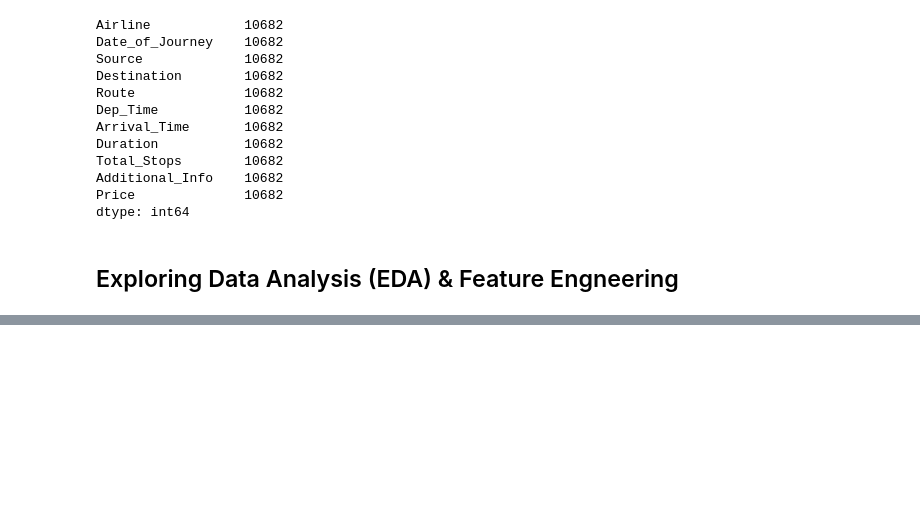
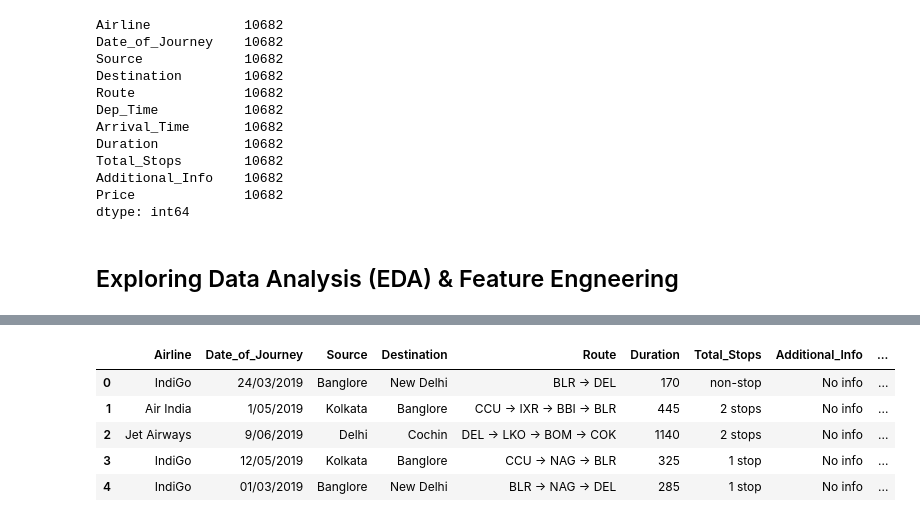
Before and after one commit to prathmeshpatil98/Flight_price_predication-_project-, a Jupyter notebook: flight_price_pred.ipynb, the cells around one changed output, grey strips where cells are left out. Drawn from its saved outputs; the diff is of its cells as text; code cells hidden in the pictures; blank space fills up the shorter version.

```diff
--- a/flight_price_pred.ipynb
+++ b/flight_price_pred.ipynb
@@ -139,0 +162,4 @@ dtype: int64
+# %%
+data['Dep_Time']=pd.to_datetime(data['Dep_Time'])
+data['Arrival_Time']=pd.to_datetime(data['Arrival_Time'])
+data.dtypes
@@ -139,0 +179,14 @@ dtype: int64
+# %%
+data['Dep_Time_hours'] = data['Dep_Time'].dt.hour
+data['Dep_Time_minutes'] = data['Dep_Time'].dt.minute
+data['Arrival_Time_hours'] = data['Arrival_Time'].dt.hour
+data['Arrival_Time_hours'] = data['Arrival_Time'].dt.minute
+# %%
+data.head()
+# %% [output]
+|  | Airline | Date_of_Journey | Source | Destination | Route | Duration | Total_Stops | Additional_Info | ... |
+| 0 | IndiGo | 24/03/2019 | Banglore | New Delhi | BLR → DEL | 170 | non-stop | No info | ... |
+| 1 | Air India | 1/05/2019 | Kolkata | Banglore | CCU → IXR → BBI → BLR | 445 | 2 stops | No info | ... |
+| 2 | Jet Airways | 9/06/2019 | Delhi | Cochin | DEL → LKO → BOM → COK | 1140 | 2 stops | No info | ... |
+| 3 | IndiGo | 12/05/2019 | Kolkata | Banglore | CCU → NAG → BLR | 325 | 1 stop | No info | ... |
+| 4 | IndiGo | 01/03/2019 | Banglore | New Delhi | BLR → NAG → DEL | 285 | 1 stop | No info | ... |
```
Also changed, not shown: parts of 16 cells of this notebook.
